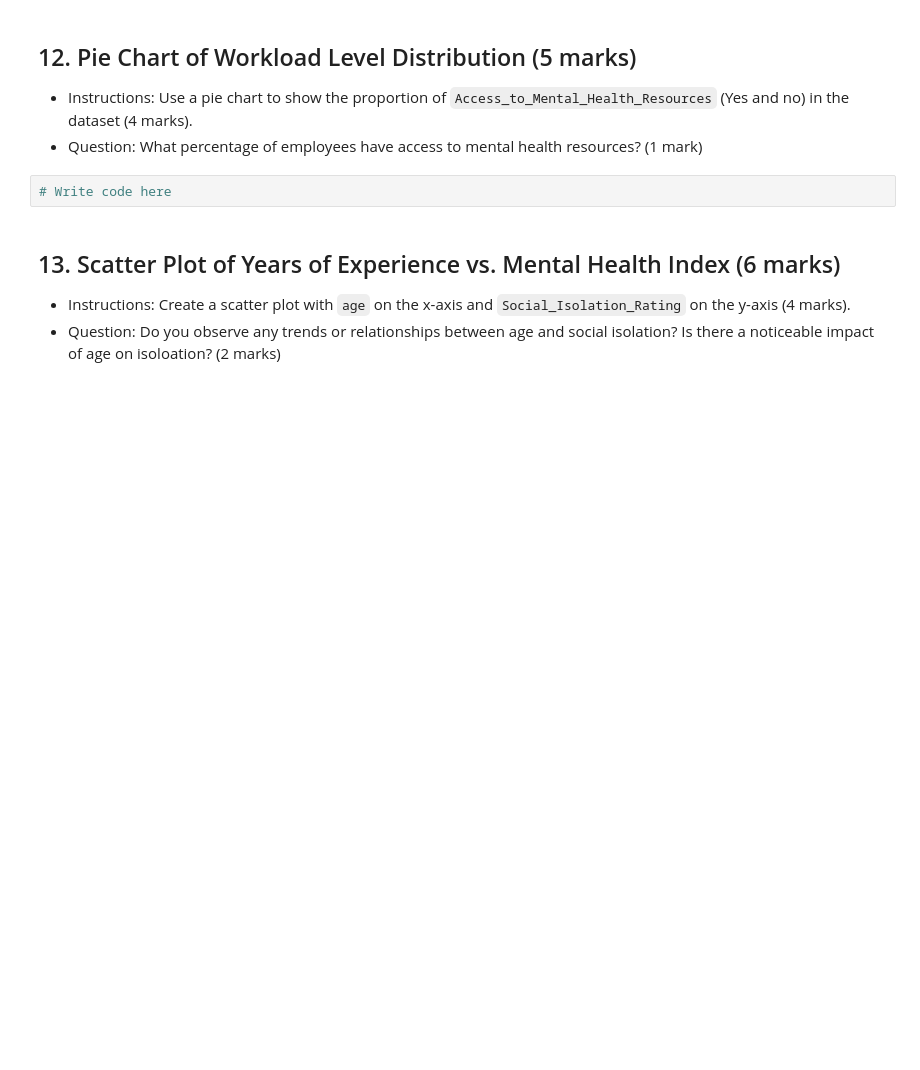
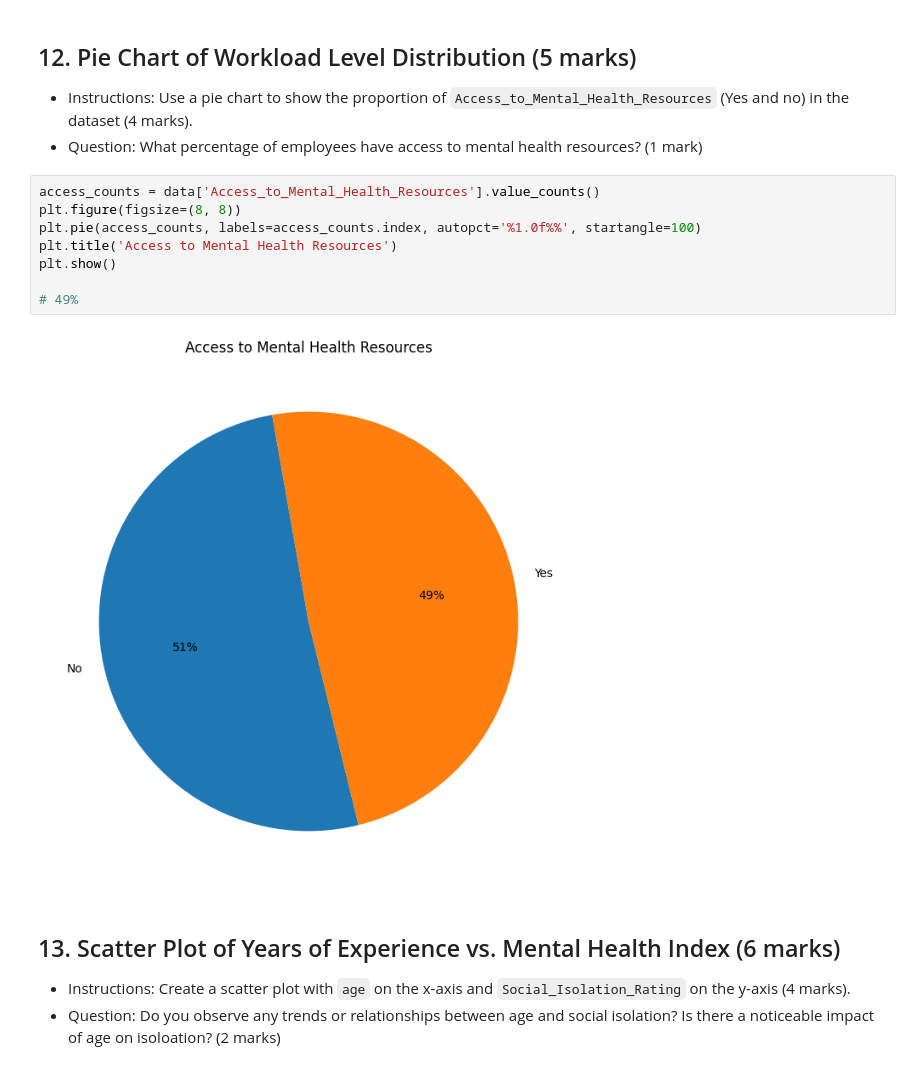
Before and after one commit to Bulushi9/PythonDA-course, a Jupyter notebook: Copy_of_Data_Analytics_with_Python_Assessment.ipynb, the cells around one changed output. Saved outputs shown, nothing was run; the diff lists cells and outputs as text; blank space fills up the shorter version.

```diff
--- a/Copy_of_Data_Analytics_with_Python_Assessment.ipynb
+++ b/Copy_of_Data_Analytics_with_Python_Assessment.ipynb
@@ -217,8 +291,16 @@ Instructions: Use individual commands to find the statistical summary.
 ## 12. Pie Chart of Workload Level Distribution (5 marks)
 - Instructions: Use a pie chart to show the proportion of `Access_to_Mental_Health_Resources` (Yes and no) in the dataset (4 marks).
 - Question: What percentage of employees have access to mental health resources? (1 mark)
-# %%
-# Write code here
+# %%
+access_counts = data['Access_to_Mental_Health_Resources'].value_counts()
+plt.figure(figsize=(8, 8))
+plt.pie(access_counts, labels=access_counts.index, autopct='%1.0f%%', startangle=100)
+plt.title('Access to Mental Health Resources')
+plt.show()
+
+# 49%
+# %% [output]
+[figure, added]
 # %% [markdown]
 ## 13. Scatter Plot of Years of Experience vs. Mental Health Index (6 marks)
 - Instructions: Create a scatter plot with `age` on the x-axis and `Social_Isolation_Rating` on the y-axis (4 marks).
```
Also changed, not shown: parts of 36 cells of this notebook.
